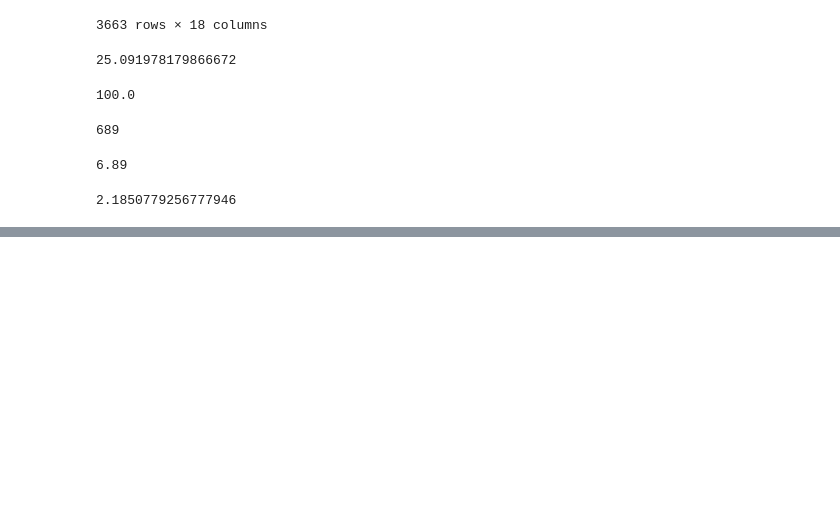
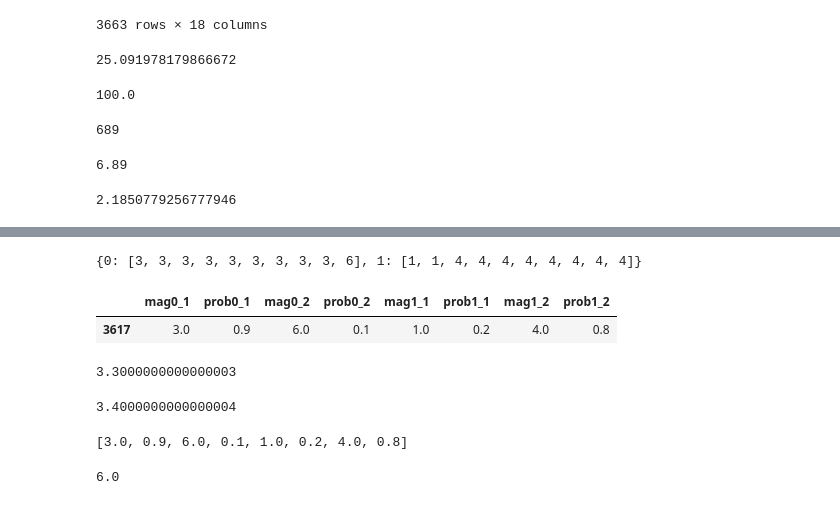
Before and after one commit to sappelhoff/sp_experiment, a Jupyter notebook: initial_analysis.ipynb, the cells around one changed output, grey strips where cells are left out. Drawn from its saved outputs; the diff is of its cells as text; code cells hidden in the pictures; blank space fills up the shorter version.

```diff
--- a/initial_analysis.ipynb
+++ b/initial_analysis.ipynb
@@ -73,0 +93,11 @@ n_samples / n_trials
+# %%
+tmp_df = df[df['trial'] == trl]
+    tmp_df = tmp_df.loc[:,  'mag0_1':'prob1_2'].dropna()
+    wrong_format_setting = tmp_df.iloc[-1].tolist()
+    setting = np.array(wrong_format_setting)[[0, 2, 1, 3, 4, 6, 5, 7]]
+    setting = np.expand_dims(setting, 0)
+
+
+    mag0_1, prob0_1, mag0_2, prob0_2, mag1_1, prob1_1, mag1_2, prob1_2 = tmp_df.iloc[-1]
+    ev0 = mag0_1*prob0_1 + mag0_2*prob0_2
+    ev1 = mag1_1*prob1_1 + mag1_2*prob1_2
@@ -73,0 +135,17 @@ n_samples / n_trials
+# %%
+payoff_dict
+# %% [output]
+{0: [3, 3, 3, 3, 3, 3, 3, 3, 3, 6], 1: [1, 1, 4, 4, 4, 4, 4, 4, 4, 4]}
+# %%
+tmp_df
+# %% [output]
+|  | mag0_1 | prob0_1 | mag0_2 | prob0_2 | mag1_1 | prob1_1 | mag1_2 | prob1_2 |
+| 3617 | 3.0 | 0.9 | 6.0 | 0.1 | 1.0 | 0.2 | 4.0 | 0.8 |
+# %%
+ev0
+# %% [output]
+3.3000000000000003
+# %%
+ev1
+# %% [output]
+3.4000000000000004
@@ -73,0 +154,8 @@ n_samples / n_trials
+# %%
+wrong_format_setting
+# %% [output]
+[3.0, 0.9, 6.0, 0.1, 1.0, 0.2, 4.0, 0.8]
+# %%
+c
+# %% [output]
+6.0
```
Also changed, not shown: parts of 11 cells of this notebook, 2 other files.
